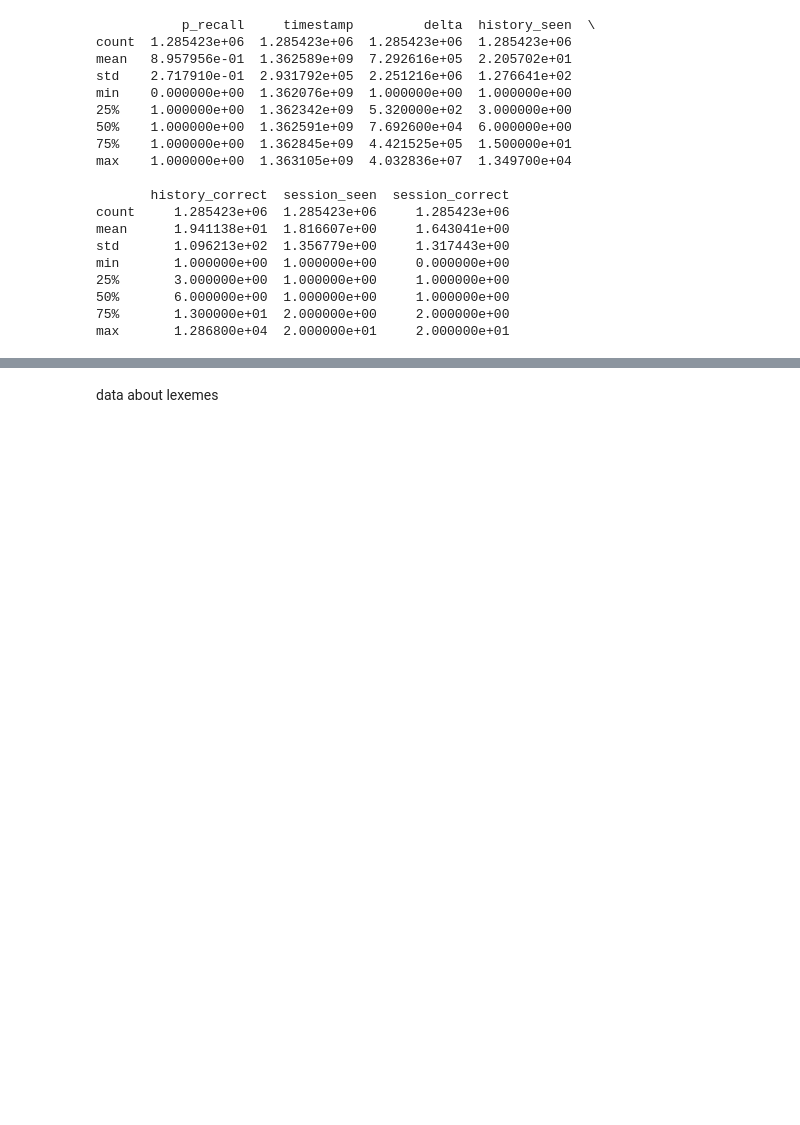
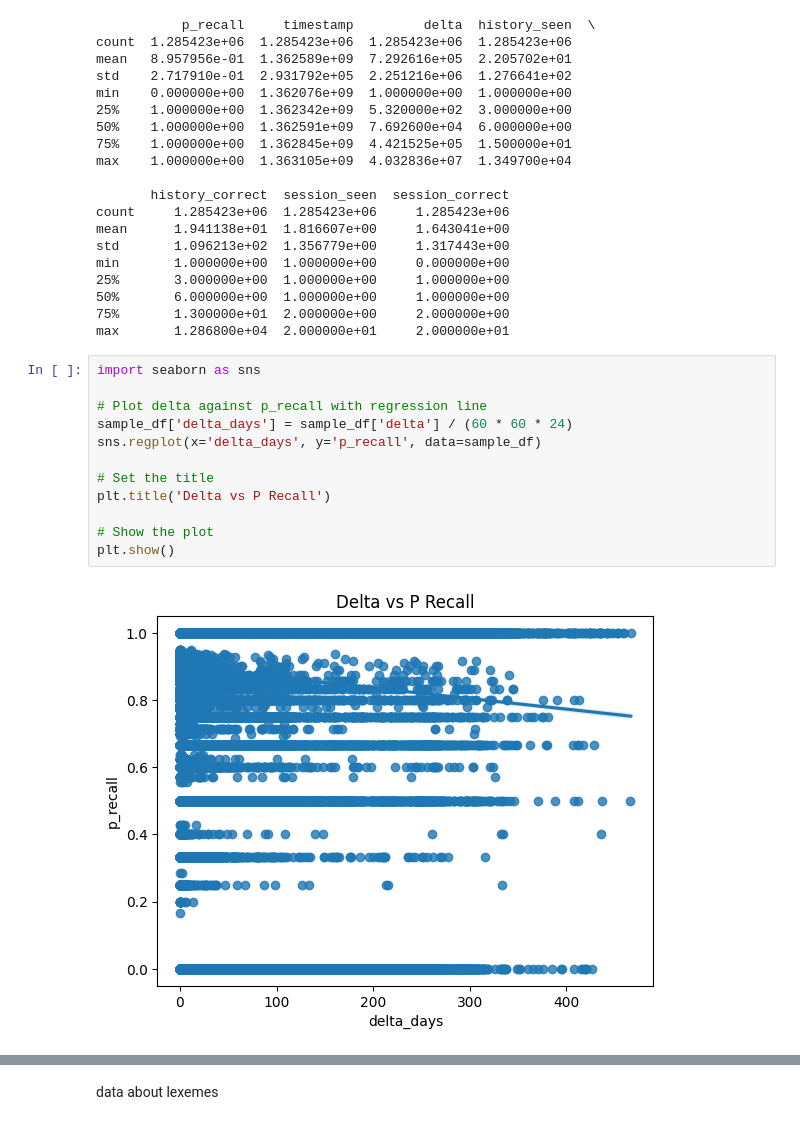
Before and after one commit to haram082/Duolingo_Spaced_Repetition_Models, a Jupyter notebook: model.ipynb, the cells around one changed output, grey strips where cells are left out. Cells and saved outputs as stored; diff of their text form; blank space fills up the shorter version.

```diff
--- a/model.ipynb
+++ b/model.ipynb
@@ -89,3 +80,17 @@ min       1.000000e+00  1.000000e+00     0.000000e+00
 50%       6.000000e+00  1.000000e+00     1.000000e+00
 75%       1.300000e+01  2.000000e+00     2.000000e+00
 max       1.286800e+04  2.000000e+01     2.000000e+01
+# %%
+import seaborn as sns
+
+# Plot delta against p_recall with regression line
+sample_df['delta_days'] = sample_df['delta'] / (60 * 60 * 24)
+sns.regplot(x='delta_days', y='p_recall', data=sample_df)
+
+# Set the title
+plt.title('Delta vs P Recall')
+
+# Show the plot
+plt.show()
+# %% [output]
+[figure, added]
```
Also changed, not shown: parts of 24 cells of this notebook.
